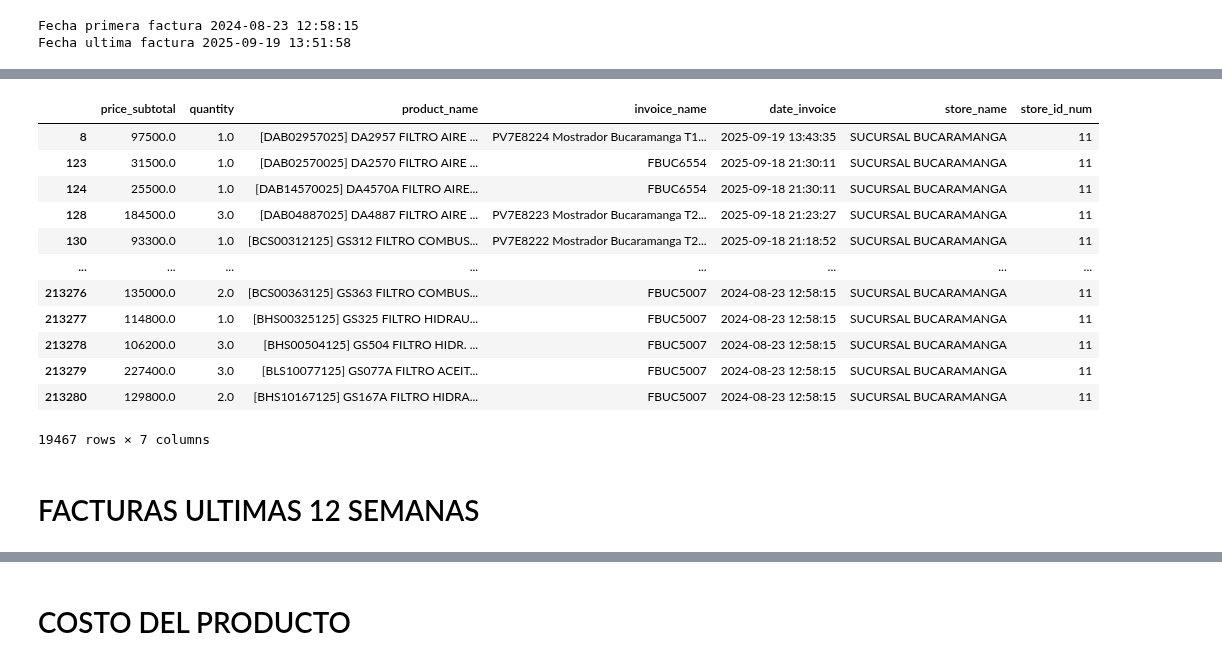
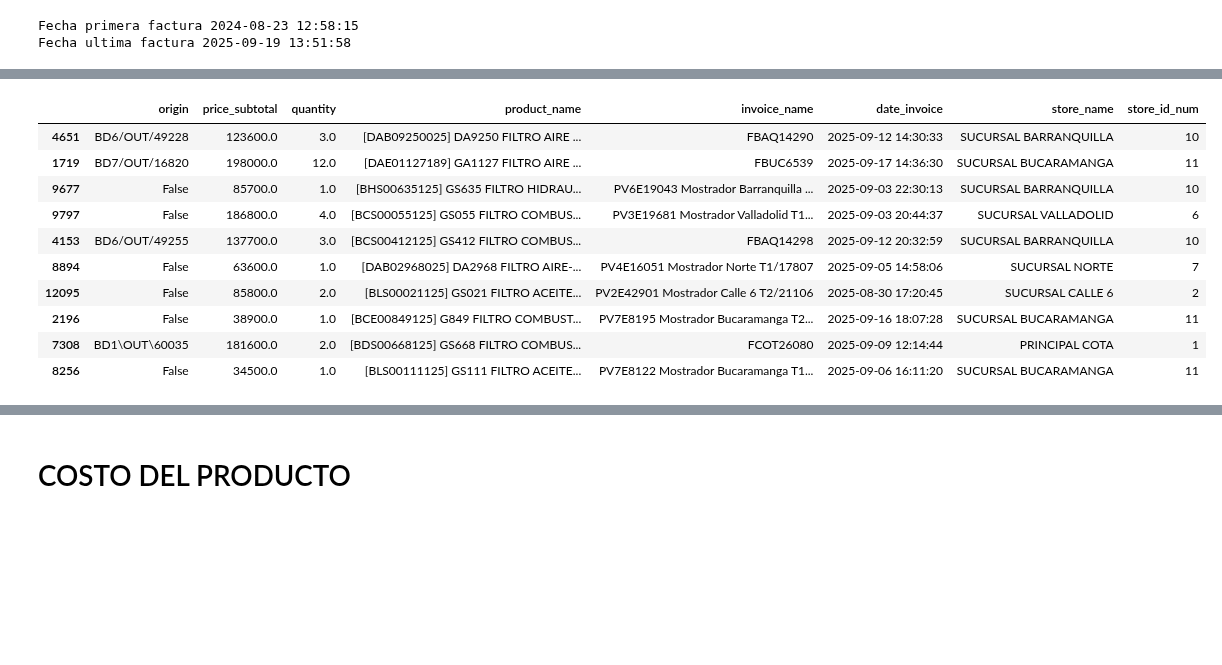
Before and after one commit to FiltrosDonsson/Proyectos-Data-analyst, a Jupyter notebook: API/API.ipynb, the cells around one changed output, grey strips where cells are left out. Cells and saved outputs as stored; diff of their text form; code cells hidden in the pictures; blank space fills up the shorter version.

```diff
--- a/API/API.ipynb
+++ b/API/API.ipynb
@@ -61,7 +61,7 @@ models = xmlrpc.client.ServerProxy(f"{url}/xmlrpc/2/object")
 # --- Fechas ---
 from datetime import date, timedelta , datetime
 
-weeks = 56
+weeks = 52
 
 # --- Fechas automáticas ---
 hoy = date.today()
@@ -85,7 +85,7 @@ invoice_ids = models.execute_kw(
 print(f"Facturas encontradas: {len(invoice_ids)}")
 
 # --- 2) Descargar las líneas de esas facturas ---
-fields = ["product_id", "quantity", "price_subtotal", "invoice_id","create_date"] #account_analytic_id
+fields = ["product_id", "quantity", "price_subtotal", "invoice_id","create_date","origin"] #account_analytic_id
 
 records = []
 limit = 20000
@@ -158,7 +158,7 @@ invoice_df["store_name"] = invoice_df["store_id"].apply(
 df_merged = line_df.merge(invoice_df[["id", "store_name","store_id_num"]], left_on="invoice_id_num", right_on="id", how="left")
 df_merged = df_merged.drop(columns=["id_x","id_y","invoice_id_num","product_id_num"])
 
-
+df_merged['origin'] = df_merged['origin'].astype('string')
 
 
 df_merged.to_parquet(f"ventashistoricas{weeks}semanas.parquet", index=False)
@@ -166,6 +166,6 @@ df_merged.to_parquet(f"ventashistoricas{weeks}semanas.parquet", index=False)
 print(f"Total de líneas descargadas lines account: {len(line_df)}")
 
 
-#para 52 semanas se demora aproximadamente 6 minutos
+#para 52 semanas se demora aproximadamente 6.5 minutos
 #para 56 semanas se demora aproximadamente 7 minutos
 # %% [output]
@@ -218,18 +190,14 @@ Name: store_name, dtype: int64
 # %%
-df_merged[df_merged["store_id_num"]==11]
+df_merged.sample(10)
 # %% [output]
-|  | price_subtotal | quantity | product_name | invoice_name | date_invoice | store_name | store_id_num |
-| 8 | 97500.0 | 1.0 | [DAB02957025] DA2957 FILTRO AIRE ... | PV7E8224 Mostrador Bucaramanga T1... | 2025-09-19 13:43:35 | SUCURSAL BUCARAMANGA | 11 |
-| 123 | 31500.0 | 1.0 | [DAB02570025] DA2570 FILTRO AIRE ... | FBUC6554 | 2025-09-18 21:30:11 | SUCURSAL BUCARAMANGA | 11 |
-| 124 | 25500.0 | 1.0 | [DAB14570025] DA4570A FILTRO AIRE... | FBUC6554 | 2025-09-18 21:30:11 | SUCURSAL BUCARAMANGA | 11 |
-| 128 | 184500.0 | 3.0 | [DAB04887025] DA4887 FILTRO AIRE ... | PV7E8223 Mostrador Bucaramanga T2... | 2025-09-18 21:23:27 | SUCURSAL BUCARAMANGA | 11 |
-| 130 | 93300.0 | 1.0 | [BCS00312125] GS312 FILTRO COMBUS... | PV7E8222 Mostrador Bucaramanga T2... | 2025-09-18 21:18:52 | SUCURSAL BUCARAMANGA | 11 |
-| ... | ... | ... | ... | ... | ... | ... | ... |
-| 213276 | 135000.0 | 2.0 | [BCS00363125] GS363 FILTRO COMBUS... | FBUC5007 | 2024-08-23 12:58:15 | SUCURSAL BUCARAMANGA | 11 |
-| 213277 | 114800.0 | 1.0 | [BHS00325125] GS325 FILTRO HIDRAU... | FBUC5007 | 2024-08-23 12:58:15 | SUCURSAL BUCARAMANGA | 11 |
-| 213278 | 106200.0 | 3.0 | [BHS00504125] GS504 FILTRO HIDR. ... | FBUC5007 | 2024-08-23 12:58:15 | SUCURSAL BUCARAMANGA | 11 |
-| 213279 | 227400.0 | 3.0 | [BLS10077125] GS077A FILTRO ACEIT... | FBUC5007 | 2024-08-23 12:58:15 | SUCURSAL BUCARAMANGA | 11 |
-| 213280 | 129800.0 | 2.0 | [BHS10167125] GS167A FILTRO HIDRA... | FBUC5007 | 2024-08-23 12:58:15 | SUCURSAL BUCARAMANGA | 11 |
+|  | origin | price_subtotal | quantity | product_name | invoice_name | date_invoice | store_name | store_id_num |
+| 4651 | BD6/OUT/49228 | 123600.0 | 3.0 | [DAB09250025] DA9250 FILTRO AIRE ... | FBAQ14290 | 2025-09-12 14:30:33 | SUCURSAL BARRANQUILLA | 10 |
+| 1719 | BD7/OUT/16820 | 198000.0 | 12.0 | [DAE01127189] GA1127 FILTRO AIRE ... | FBUC6539 | 2025-09-17 14:36:30 | SUCURSAL BUCARAMANGA | 11 |
+| 9677 | False | 85700.0 | 1.0 | [BHS00635125] GS635 FILTRO HIDRAU... | PV6E19043 Mostrador Barranquilla ... | 2025-09-03 22:30:13 | SUCURSAL BARRANQUILLA | 10 |
+| 9797 | False | 186800.0 | 4.0 | [BCS00055125] GS055 FILTRO COMBUS... | PV3E19681 Mostrador Valladolid T1... | 2025-09-03 20:44:37 | SUCURSAL VALLADOLID | 6 |
+| 4153 | BD6/OUT/49255 | 137700.0 | 3.0 | [BCS00412125] GS412 FILTRO COMBUS... | FBAQ14298 | 2025-09-12 20:32:59 | SUCURSAL BARRANQUILLA | 10 |
+| 8894 | False | 63600.0 | 1.0 | [DAB02968025] DA2968 FILTRO AIRE-... | PV4E16051 Mostrador Norte T1/17807 | 2025-09-05 14:58:06 | SUCURSAL NORTE | 7 |
+| 12095 | False | 85800.0 | 2.0 | [BLS00021125] GS021 FILTRO ACEITE... | PV2E42901 Mostrador Calle 6 T2/21106 | 2025-08-30 17:20:45 | SUCURSAL CALLE 6 | 2 |
+| 2196 | False | 38900.0 | 1.0 | [BCE00849125] G849 FILTRO COMBUST... | PV7E8195 Mostrador Bucaramanga T2... | 2025-09-16 18:07:28 | SUCURSAL BUCARAMANGA | 11 |
+| 7308 | BD1\OUT\60035 | 181600.0 | 2.0 | [BDS00668125] GS668 FILTRO COMBUS... | FCOT26080 | 2025-09-09 12:14:44 | PRINCIPAL COTA | 1 |
+| 8256 | False | 34500.0 | 1.0 | [BLS00111125] GS111 FILTRO ACEITE... | PV7E8122 Mostrador Bucaramanga T1... | 2025-09-06 16:11:20 | SUCURSAL BUCARAMANGA | 11 |
-19467 rows × 7 columns
-# %% [markdown]
-# FACTURAS ULTIMAS 12 SEMANAS
```
Also changed, not shown: parts of 5 cells of this notebook, 5 other files.
